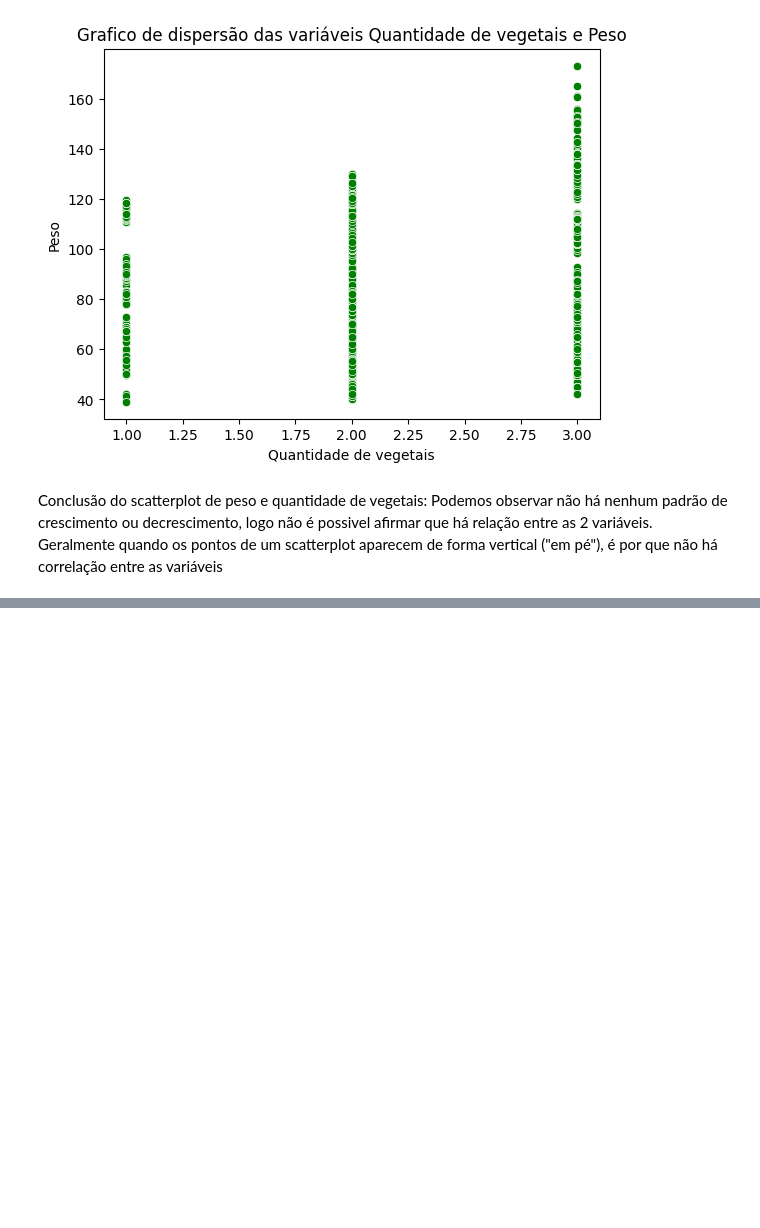
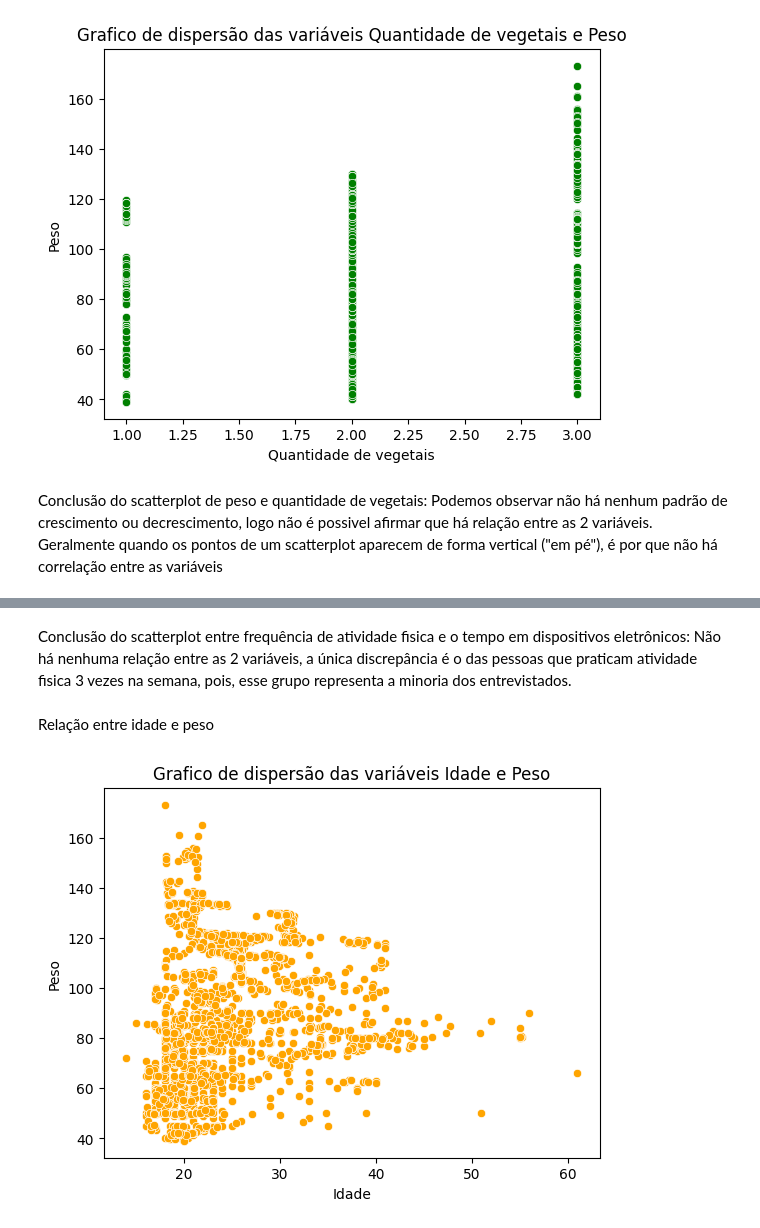
Before and after one commit to caikedomingues/Analise-de-dados-sobre-obesidade, a Jupyter notebook: Analise_Obesidade.ipynb, the cells around one changed output, grey strips where cells are left out. Drawn from its saved outputs; the diff is of its cells as text; code cells hidden in the pictures; blank space fills up the shorter version.

```diff
--- a/Analise_Obesidade.ipynb
+++ b/Analise_Obesidade.ipynb
@@ -1777,0 +1784,10 @@ um scatterplot aparecem de forma vertical ("em pé"), é por que não há correl
+# %% [markdown]
+Conclusão do scatterplot entre frequência de atividade fisica e o tempo em dispositivos eletrônicos: Não há nenhuma relação
+entre as 2 variáveis, a única discrepância é o das pessoas que praticam atividade fisica 3 vezes na semana, pois, esse grupo
+representa a minoria dos entrevistados.
+# %% [markdown]
+Relação entre idade e peso
+# %%
+criar_dispersao('Idade', 'Peso','orange', 'Idade', 'Peso')
+# %% [output]
+[figure, added]
```
Also changed, not shown: parts of 9 cells of this notebook.
